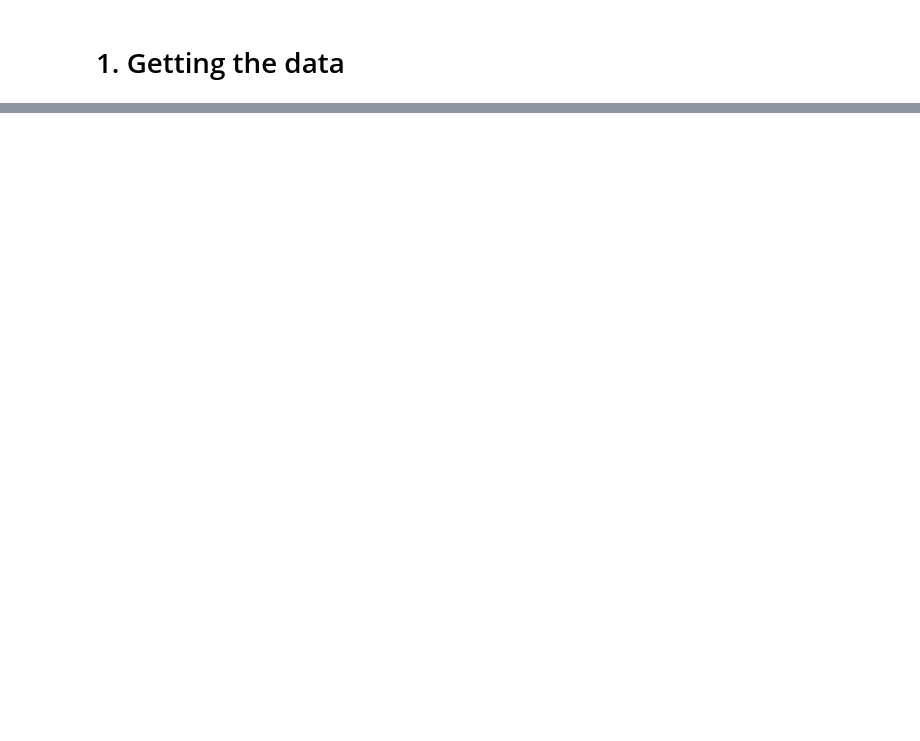
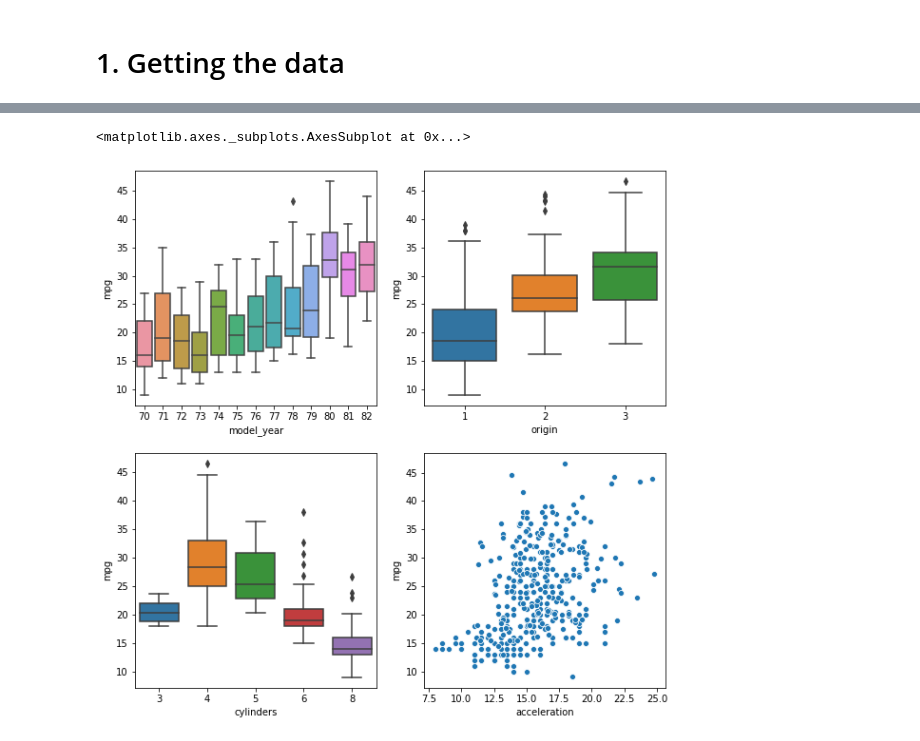
Before and after one commit to ramyahrgowda/Machine-Learning-Projects, a Jupyter notebook: Auto_mpg_prediction.ipynb, the cells around one changed output, grey strips where cells are left out. Cells and saved outputs as stored; diff of their text form; code cells hidden in the pictures; blank space fills up the shorter version.

```diff
--- a/Auto_mpg_prediction.ipynb
+++ b/Auto_mpg_prediction.ipynb
@@ -280,0 +149,10 @@ This is my first data science project and I learnt a great deal executing it. Pl
+# %%
+#categorical variable relationship with mpg
+f, ax = plt.subplots(2,2,figsize = (10,10))
+sns.boxplot(x = 'model_year', y = 'mpg', data = auto_mpg_df, ax = ax[0,0])
+sns.boxplot(x = 'origin' , y = 'mpg', data = auto_mpg_df, ax = ax[0,1])
+sns.boxplot(x = 'cylinders', y = 'mpg', data = auto_mpg_df, ax = ax[1,0])
+sns.scatterplot(x = 'acceleration', y='mpg', data = auto_mpg_df, ax=ax[1,1])
+# %% [output]
+<matplotlib.axes._subplots.AxesSubplot at 0x...>
+[figure, added]
```
Also changed, not shown: parts of 91 cells of this notebook.
